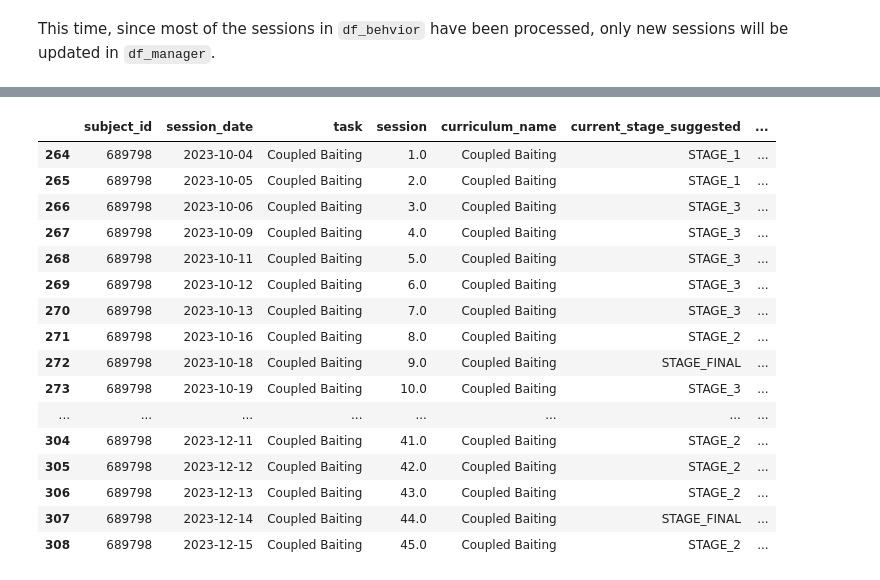
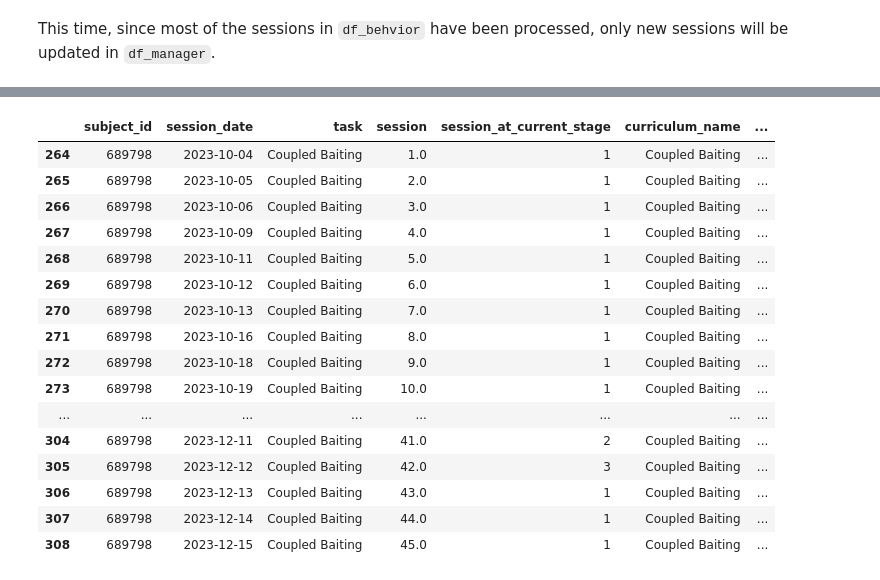
Before and after one commit to AllenNeuralDynamics/aind-foraging-behavior-bonsai-automatic-training, a Jupyter notebook: code/aind_auto_train/demo_auto_train_manager.ipynb, the cells around one changed output, grey strips where cells are left out. Saved outputs shown, nothing was run; the diff lists cells and outputs as text; code cells hidden in the pictures.

```diff
--- a/code/aind_auto_train/demo_auto_train_manager.ipynb
+++ b/code/aind_auto_train/demo_auto_train_manager.ipynb
@@ -138,26 +163,23 @@ demo_manager_447.update()
 # %%
-demo_manager_447.df_manager[['subject_id', 'session_date',
-                                 'task', 'session', 'curriculum_name', 'current_stage_suggested',
-                                 'current_stage_actual', 'if_closed_loop', 'if_overriden_by_trainer', 'decision', 'next_stage_suggested'
-                                 ]].query('subject_id == "689798"')
+demo_manager_447.df_manager.query('subject_id == "689798"')
 # %% [output]
-|  | subject_id | session_date | task | session | curriculum_name | current_stage_suggested | ... |
-| 264 | 689798 | 2023-10-04 | Coupled Baiting | 1.0 | Coupled Baiting | STAGE_1 | ... |
-| 265 | 689798 | 2023-10-05 | Coupled Baiting | 2.0 | Coupled Baiting | STAGE_1 | ... |
-| 266 | 689798 | 2023-10-06 | Coupled Baiting | 3.0 | Coupled Baiting | STAGE_3 | ... |
-| 267 | 689798 | 2023-10-09 | Coupled Baiting | 4.0 | Coupled Baiting | STAGE_3 | ... |
-| 268 | 689798 | 2023-10-11 | Coupled Baiting | 5.0 | Coupled Baiting | STAGE_3 | ... |
-| 269 | 689798 | 2023-10-12 | Coupled Baiting | 6.0 | Coupled Baiting | STAGE_3 | ... |
-| 270 | 689798 | 2023-10-13 | Coupled Baiting | 7.0 | Coupled Baiting | STAGE_3 | ... |
-| 271 | 689798 | 2023-10-16 | Coupled Baiting | 8.0 | Coupled Baiting | STAGE_2 | ... |
-| 272 | 689798 | 2023-10-18 | Coupled Baiting | 9.0 | Coupled Baiting | STAGE_FINAL | ... |
-| 273 | 689798 | 2023-10-19 | Coupled Baiting | 10.0 | Coupled Baiting | STAGE_3 | ... |
+|  | subject_id | session_date | task | session | session_at_current_stage | curriculum_name | ... |
+| 264 | 689798 | 2023-10-04 | Coupled Baiting | 1.0 | 1 | Coupled Baiting | ... |
+| 265 | 689798 | 2023-10-05 | Coupled Baiting | 2.0 | 1 | Coupled Baiting | ... |
+| 266 | 689798 | 2023-10-06 | Coupled Baiting | 3.0 | 1 | Coupled Baiting | ... |
+| 267 | 689798 | 2023-10-09 | Coupled Baiting | 4.0 | 1 | Coupled Baiting | ... |
+| 268 | 689798 | 2023-10-11 | Coupled Baiting | 5.0 | 1 | Coupled Baiting | ... |
+| 269 | 689798 | 2023-10-12 | Coupled Baiting | 6.0 | 1 | Coupled Baiting | ... |
+| 270 | 689798 | 2023-10-13 | Coupled Baiting | 7.0 | 1 | Coupled Baiting | ... |
+| 271 | 689798 | 2023-10-16 | Coupled Baiting | 8.0 | 1 | Coupled Baiting | ... |
+| 272 | 689798 | 2023-10-18 | Coupled Baiting | 9.0 | 1 | Coupled Baiting | ... |
+| 273 | 689798 | 2023-10-19 | Coupled Baiting | 10.0 | 1 | Coupled Baiting | ... |
 | ... | ... | ... | ... | ... | ... | ... | ... |
-| 304 | 689798 | 2023-12-11 | Coupled Baiting | 41.0 | Coupled Baiting | STAGE_2 | ... |
-| 305 | 689798 | 2023-12-12 | Coupled Baiting | 42.0 | Coupled Baiting | STAGE_2 | ... |
-| 306 | 689798 | 2023-12-13 | Coupled Baiting | 43.0 | Coupled Baiting | STAGE_2 | ... |
-| 307 | 689798 | 2023-12-14 | Coupled Baiting | 44.0 | Coupled Baiting | STAGE_FINAL | ... |
-| 308 | 689798 | 2023-12-15 | Coupled Baiting | 45.0 | Coupled Baiting | STAGE_2 | ... |
+| 304 | 689798 | 2023-12-11 | Coupled Baiting | 41.0 | 2 | Coupled Baiting | ... |
+| 305 | 689798 | 2023-12-12 | Coupled Baiting | 42.0 | 3 | Coupled Baiting | ... |
+| 306 | 689798 | 2023-12-13 | Coupled Baiting | 43.0 | 1 | Coupled Baiting | ... |
+| 307 | 689798 | 2023-12-14 | Coupled Baiting | 44.0 | 1 | Coupled Baiting | ... |
+| 308 | 689798 | 2023-12-15 | Coupled Baiting | 45.0 | 1 | Coupled Baiting | ... |
 # %%
 fig = demo_manager_447.plot_all_progress(if_show_fig=False)
 fig.update_layout(height=500)
```
Also changed, not shown: parts of 7 cells of this notebook, 2 other files.
